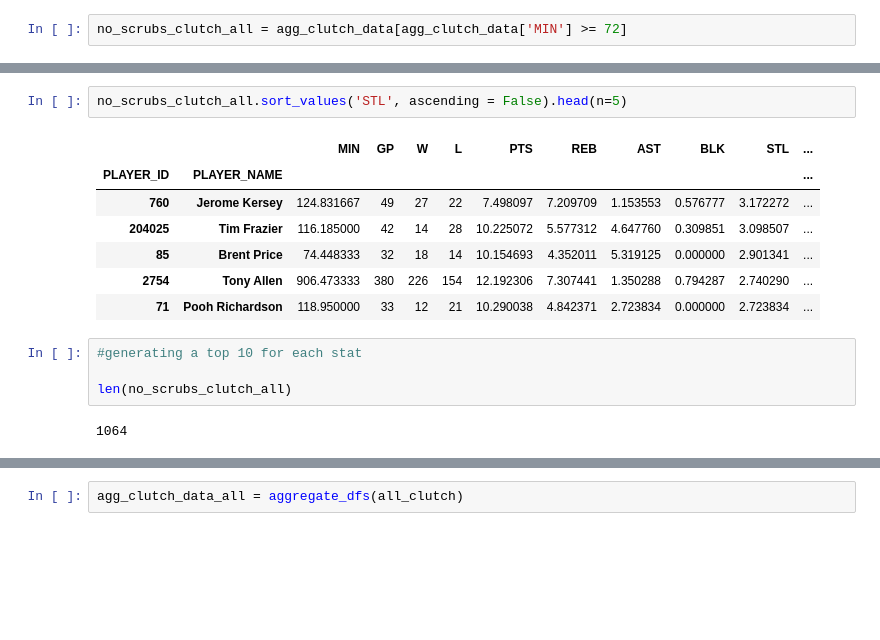
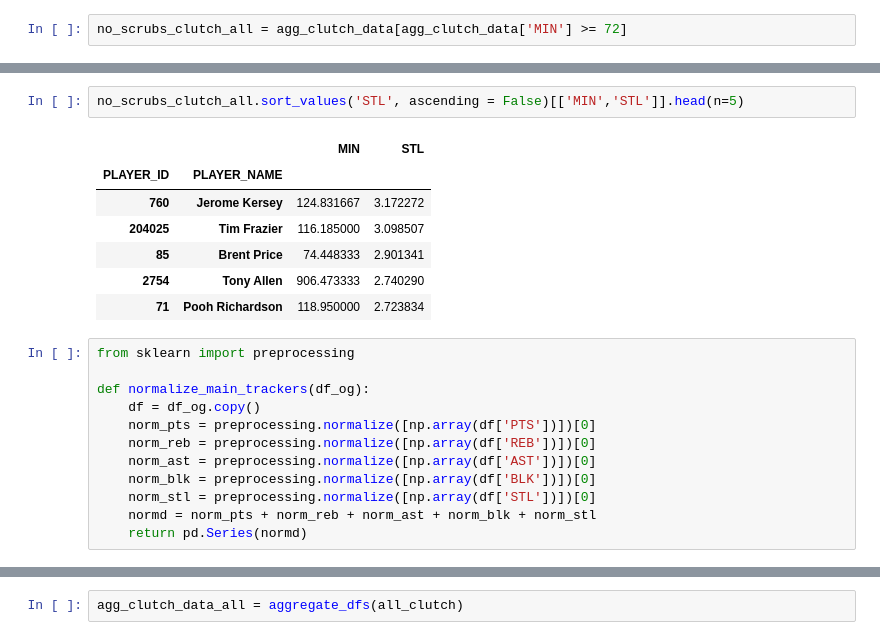
Before and after one commit to Tupacula/nba-clutch-analysis, a Jupyter notebook: cleaner_clutch.ipynb, the cells around one changed output, grey strips where cells are left out. Cells and saved outputs as stored; diff of their text form; blank space fills up the shorter version.

```diff
--- a/cleaner_clutch.ipynb
+++ b/cleaner_clutch.ipynb
@@ -203,17 +257,23 @@ no_scrubs_clutch_all = agg_clutch_data[agg_clutch_data['MIN'] >= 72]
 # %%
-no_scrubs_clutch_all.sort_values('STL', ascending = False).head(n=5)
+no_scrubs_clutch_all.sort_values('STL', ascending = False)[['MIN','STL']].head(n=5)
 # %% [output]
-|  |  | MIN | GP | W | L | PTS | REB | AST | BLK | STL | ... |
-| PLAYER_ID | PLAYER_NAME |  |  |  |  |  |  |  |  |  | ... |
-| 760 | Jerome Kersey | 124.831667 | 49 | 27 | 22 | 7.498097 | 7.209709 | 1.153553 | 0.576777 | 3.172272 | ... |
-| 204025 | Tim Frazier | 116.185000 | 42 | 14 | 28 | 10.225072 | 5.577312 | 4.647760 | 0.309851 | 3.098507 | ... |
-| 85 | Brent Price | 74.448333 | 32 | 18 | 14 | 10.154693 | 4.352011 | 5.319125 | 0.000000 | 2.901341 | ... |
-| 2754 | Tony Allen | 906.473333 | 380 | 226 | 154 | 12.192306 | 7.307441 | 1.350288 | 0.794287 | 2.740290 | ... |
-| 71 | Pooh Richardson | 118.950000 | 33 | 12 | 21 | 10.290038 | 4.842371 | 2.723834 | 0.000000 | 2.723834 | ... |
+|  |  | MIN | STL |
+| PLAYER_ID | PLAYER_NAME |  |  |
+| 760 | Jerome Kersey | 124.831667 | 3.172272 |
+| 204025 | Tim Frazier | 116.185000 | 3.098507 |
+| 85 | Brent Price | 74.448333 | 2.901341 |
+| 2754 | Tony Allen | 906.473333 | 2.740290 |
+| 71 | Pooh Richardson | 118.950000 | 2.723834 |
 # %%
-#generating a top 10 for each stat
+from sklearn import preprocessing
 
-len(no_scrubs_clutch_all)
+def normalize_main_trackers(df_og):
+    df = df_og.copy()
+    norm_pts = preprocessing.normalize([np.array(df['PTS'])])[0]
+    norm_reb = preprocessing.normalize([np.array(df['REB'])])[0]
+    norm_ast = preprocessing.normalize([np.array(df['AST'])])[0]
+    norm_blk = preprocessing.normalize([np.array(df['BLK'])])[0]
+    norm_stl = preprocessing.normalize([np.array(df['STL'])])[0]
+    normd = norm_pts + norm_reb + norm_ast + norm_blk + norm_stl
+    return pd.Series(normd)
-# %% [output]
-1064
 # %%
```
Also changed, not shown: parts of 28 cells of this notebook, 13 other files.
